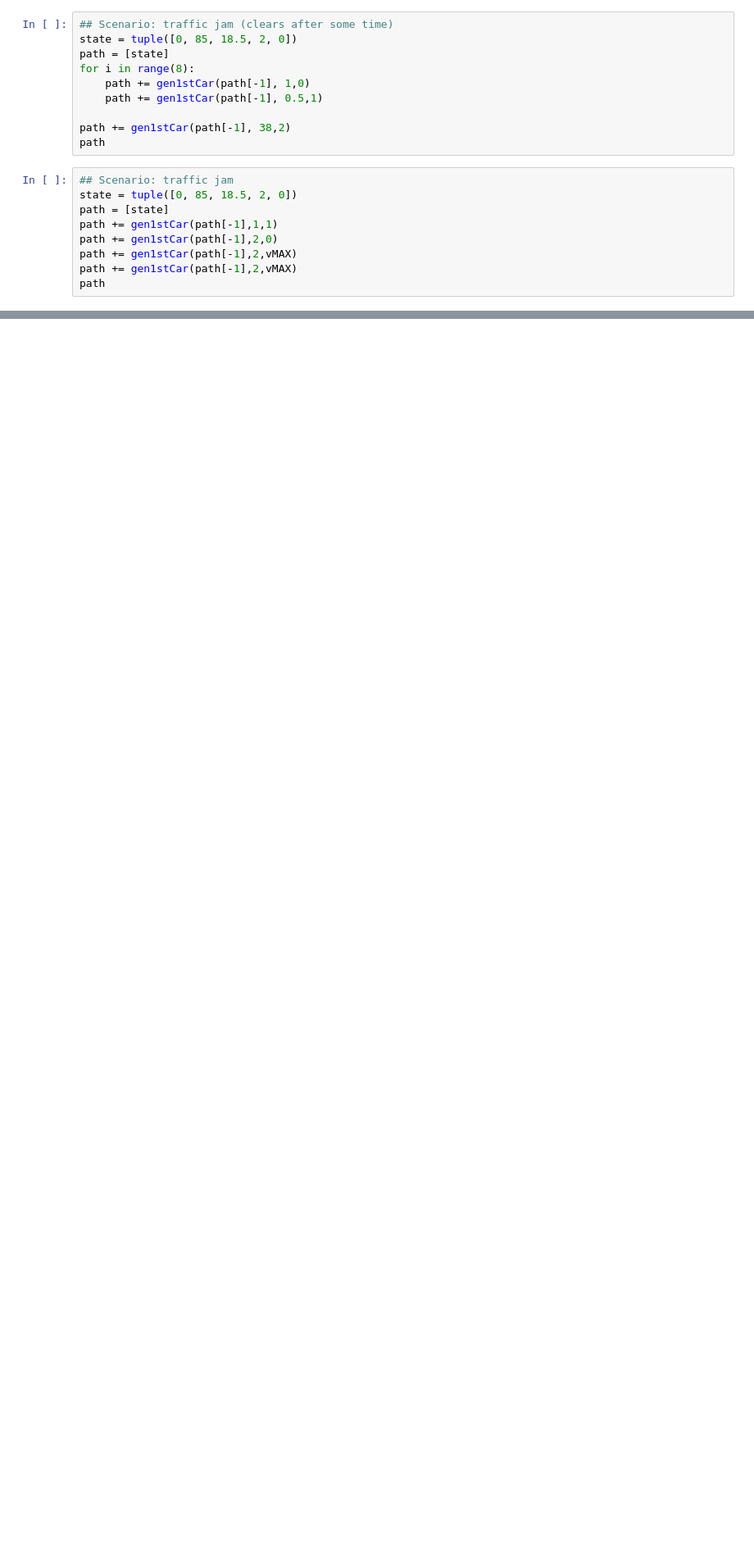
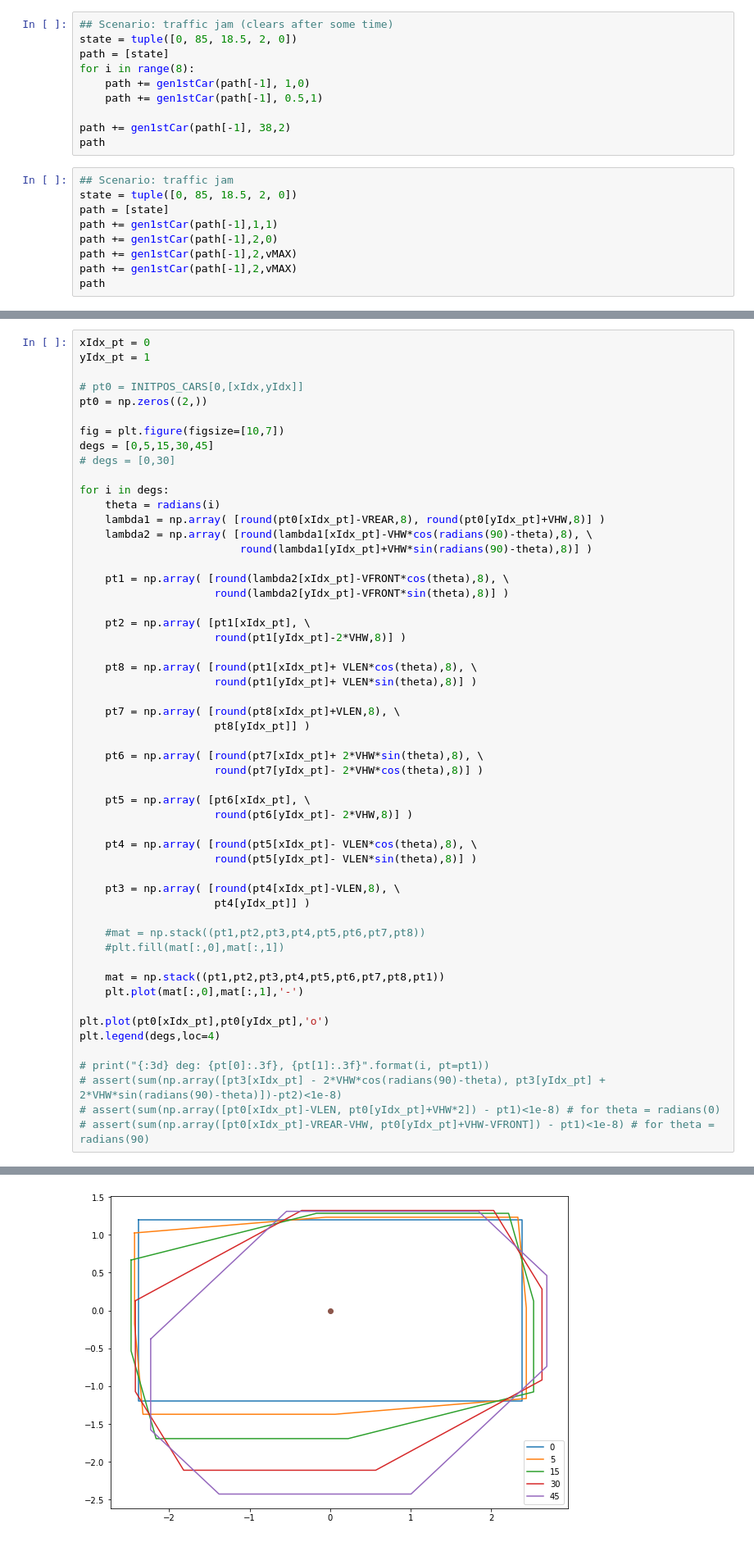
Before and after one commit to shern2/motionplanning, a Jupyter notebook: autocar/scripts/highway/proj.ipynb, the cells around one changed output, grey strips where cells are left out. Shown: that part at 82% size. Cells and saved outputs as stored; diff of their text form; blank space fills up the shorter version.

```diff
--- a/autocar/scripts/highway/proj.ipynb
+++ b/autocar/scripts/highway/proj.ipynb
@@ -519,0 +510,55 @@ path
+# %%
+xIdx_pt = 0
+yIdx_pt = 1
+
+# pt0 = INITPOS_CARS[0,[xIdx,yIdx]]
+pt0 = np.zeros((2,))
+
+fig = plt.figure(figsize=[10,7])
+degs = [0,5,15,30,45]
+# degs = [0,30]
+
+for i in degs:
+    theta = radians(i)
+    lambda1 = np.array( [round(pt0[xIdx_pt]-VREAR,8), round(pt0[yIdx_pt]+VHW,8)] )
+    lambda2 = np.array( [round(lambda1[xIdx_pt]-VHW*cos(radians(90)-theta),8), \
+                         round(lambda1[yIdx_pt]+VHW*sin(radians(90)-theta),8)] )
+
+    pt1 = np.array( [round(lambda2[xIdx_pt]-VFRONT*cos(theta),8), \
+                     round(lambda2[yIdx_pt]-VFRONT*sin(theta),8)] )
+
+    pt2 = np.array( [pt1[xIdx_pt], \
+                     round(pt1[yIdx_pt]-2*VHW,8)] )
+
+    pt8 = np.array( [round(pt1[xIdx_pt]+ VLEN*cos(theta),8), \
+                     round(pt1[yIdx_pt]+ VLEN*sin(theta),8)] )
+
+    pt7 = np.array( [round(pt8[xIdx_pt]+VLEN,8), \
+                     pt8[yIdx_pt]] )
+
+    pt6 = np.array( [round(pt7[xIdx_pt]+ 2*VHW*sin(theta),8), \
+                     round(pt7[yIdx_pt]- 2*VHW*cos(theta),8)] )
+
+    pt5 = np.array( [pt6[xIdx_pt], \
+                     round(pt6[yIdx_pt]- 2*VHW,8)] )
+
+    pt4 = np.array( [round(pt5[xIdx_pt]- VLEN*cos(theta),8), \
+                     round(pt5[yIdx_pt]- VLEN*sin(theta),8)] )
+
+    pt3 = np.array( [round(pt4[xIdx_pt]-VLEN,8), \
+                     pt4[yIdx_pt]] )
+
+    #mat = np.stack((pt1,pt2,pt3,pt4,pt5,pt6,pt7,pt8))
+    #plt.fill(mat[:,0],mat[:,1])
+
+    mat = np.stack((pt1,pt2,pt3,pt4,pt5,pt6,pt7,pt8,pt1))
+    plt.plot(mat[:,0],mat[:,1],'-')
+
+plt.plot(pt0[xIdx_pt],pt0[yIdx_pt],'o')
+plt.legend(degs,loc=4)
+
+# print("{:3d} deg: {pt[0]:.3f}, {pt[1]:.3f}".format(i, pt=pt1))
+# assert(sum(np.array([pt3[xIdx_pt] - 2*VHW*cos(radians(90)-theta), pt3[yIdx_pt] + 2*VHW*sin(radians(90)-theta)])-pt2)<1e-8)
+# assert(sum(np.array([pt0[xIdx_pt]-VLEN, pt0[yIdx_pt]+VHW*2]) - pt1)<1e-8) # for theta = radians(0)
+# assert(sum(np.array([pt0[xIdx_pt]-VREAR-VHW, pt0[yIdx_pt]+VHW-VFRONT]) - pt1)<1e-8) # for theta = radians(90)
+# %% [output]
@@ -519,0 +566 @@ path
+[figure, added]
```
Also changed, not shown: parts of 12 cells of this notebook.
